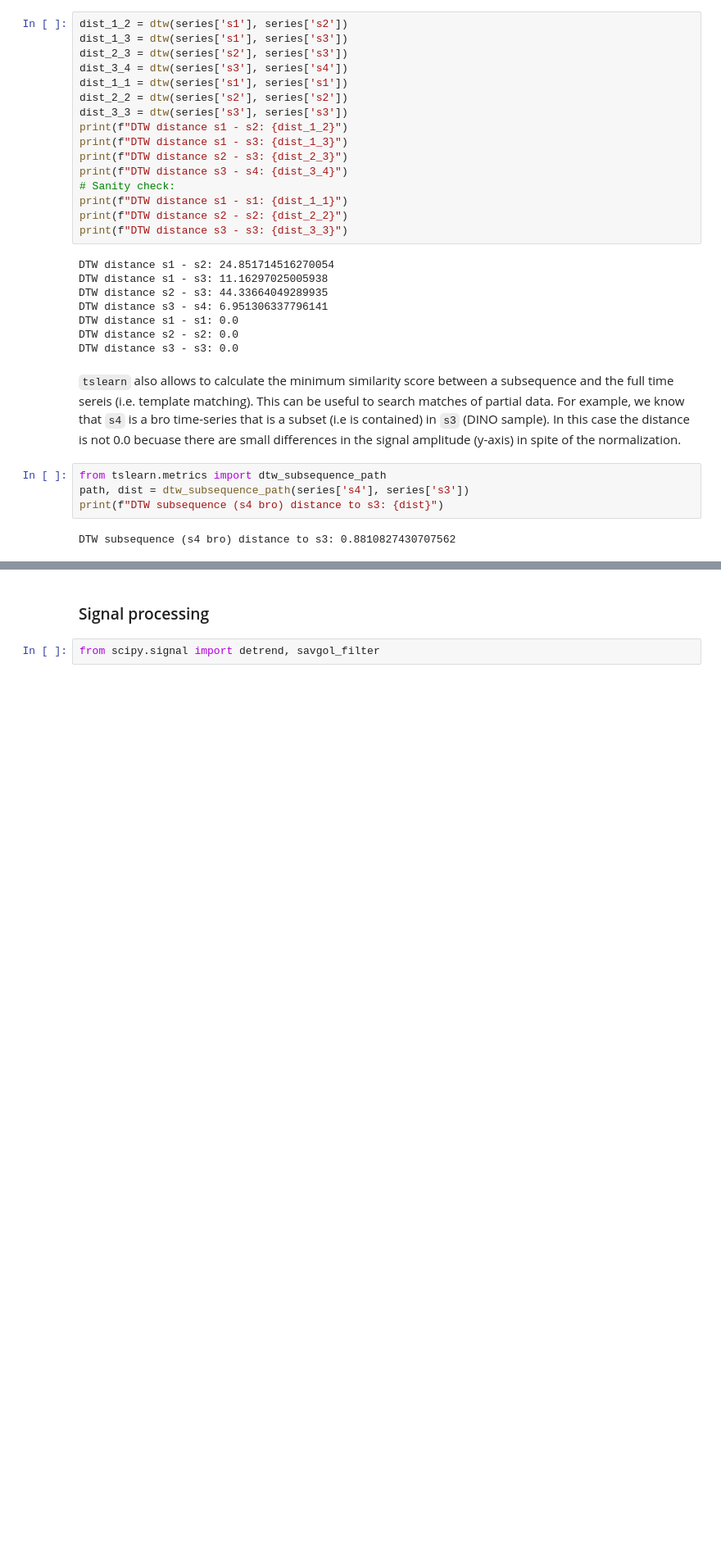
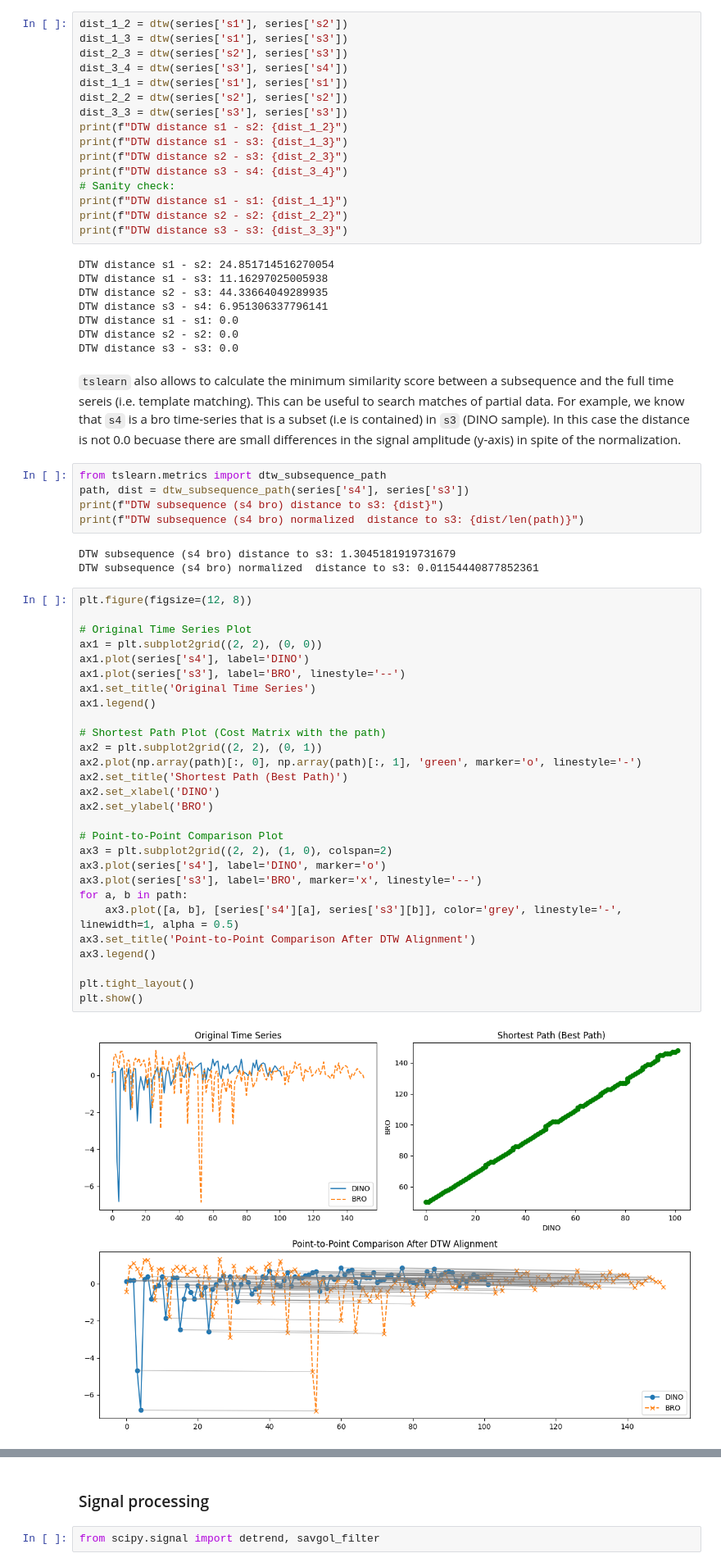
Before and after one commit to luisaforozco/exploration_gw_time_series, a Jupyter notebook: notebooks/methods/methods_exploration.ipynb, the cells around one changed output, grey strips where cells are left out. Shown at 82% size. Cells and saved outputs as stored; diff of their text form; blank space fills up the shorter version.

```diff
--- a/notebooks/methods/methods_exploration.ipynb
+++ b/notebooks/methods/methods_exploration.ipynb
@@ -79,6 +84,38 @@ In this case the distance is not 0.0 becuase there are small differences in the
 from tslearn.metrics import dtw_subsequence_path
 path, dist = dtw_subsequence_path(series['s4'], series['s3'])
 print(f"DTW subsequence (s4 bro) distance to s3: {dist}")
+print(f"DTW subsequence (s4 bro) normalized  distance to s3: {dist/len(path)}")
 # %% [output]
-DTW subsequence (s4 bro) distance to s3: 0.8810827430707562
+DTW subsequence (s4 bro) distance to s3: 1.3045181919731679
+DTW subsequence (s4 bro) normalized  distance to s3: 0.01154440877852361
+# %%
+plt.figure(figsize=(12, 8))
+
+# Original Time Series Plot
+ax1 = plt.subplot2grid((2, 2), (0, 0))
+ax1.plot(series['s4'], label='DINO')
+ax1.plot(series['s3'], label='BRO', linestyle='--')
+ax1.set_title('Original Time Series')
+ax1.legend()
+
+# Shortest Path Plot (Cost Matrix with the path)
+ax2 = plt.subplot2grid((2, 2), (0, 1))
+ax2.plot(np.array(path)[:, 0], np.array(path)[:, 1], 'green', marker='o', linestyle='-')
+ax2.set_title('Shortest Path (Best Path)')
+ax2.set_xlabel('DINO')
+ax2.set_ylabel('BRO')
+
+# Point-to-Point Comparison Plot
+ax3 = plt.subplot2grid((2, 2), (1, 0), colspan=2)
+ax3.plot(series['s4'], label='DINO', marker='o')
+ax3.plot(series['s3'], label='BRO', marker='x', linestyle='--')
+for a, b in path:
+    ax3.plot([a, b], [series['s4'][a], series['s3'][b]], color='grey', linestyle='-', linewidth=1, alpha = 0.5)
+ax3.set_title('Point-to-Point Comparison After DTW Alignment')
+ax3.legend()
+
+plt.tight_layout()
+plt.show()
+# %% [output]
+[figure, added]
 # %%
```
Also changed, not shown: parts of 7 cells of this notebook, 2 other files.
